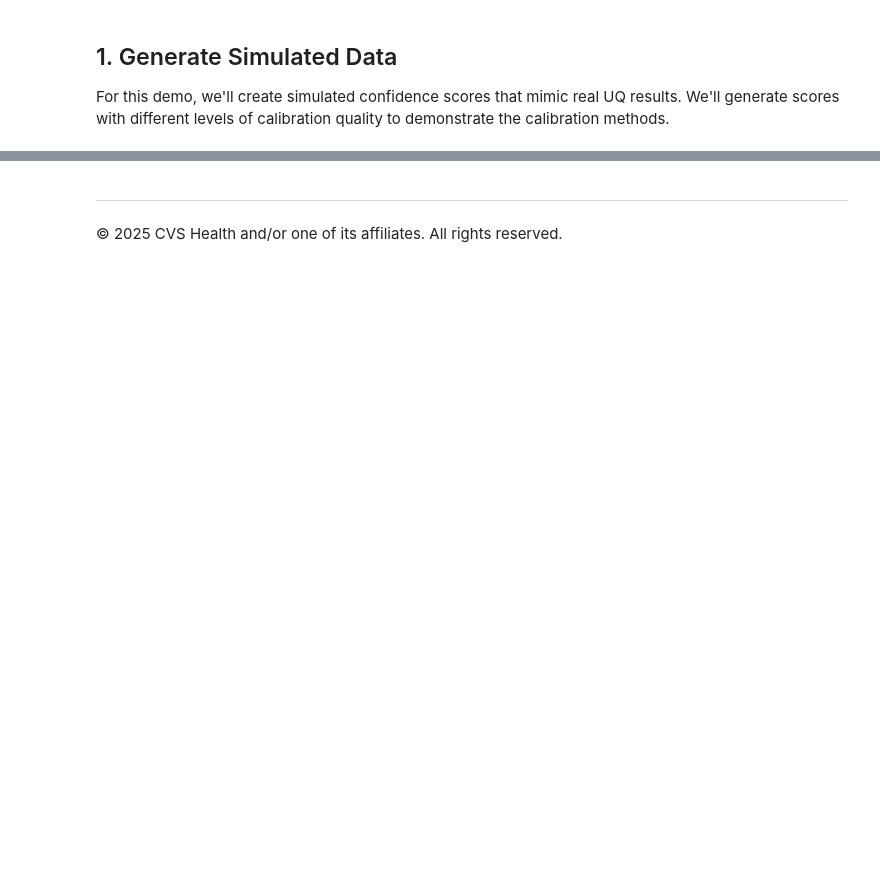
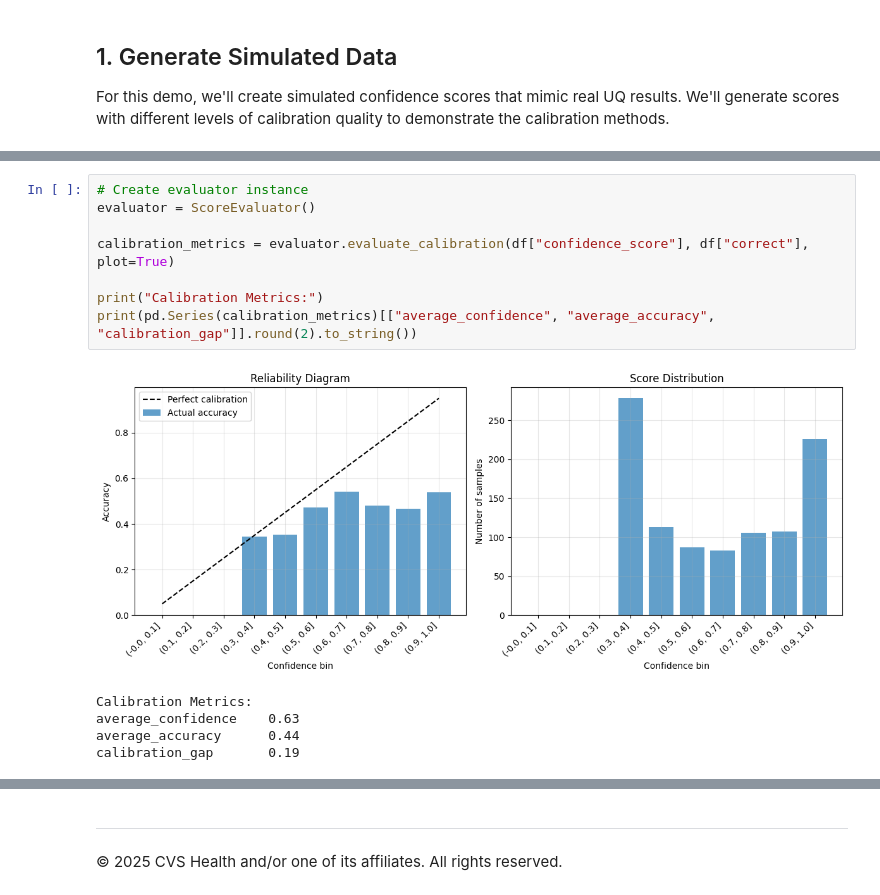
Before and after one commit to jmabry/uqlm, a Jupyter notebook: examples/calibration_demo.ipynb, the cells around one changed output, grey strips where cells are left out. Cells and saved outputs as stored; diff of their text form; blank space fills up the shorter version.

```diff
--- a/examples/calibration_demo.ipynb
+++ b/examples/calibration_demo.ipynb
@@ -122,0 +114,14 @@ Split data: 500 training, 500 testing samples
+# %%
+# Create evaluator instance
+evaluator = ScoreEvaluator()
+
+calibration_metrics = evaluator.evaluate_calibration(df["confidence_score"], df["correct"], plot=True)
+
+print("Calibration Metrics:")
+print(pd.Series(calibration_metrics)[["average_confidence", "average_accuracy", "calibration_gap"]].round(2).to_string())
+# %% [output]
+[figure, added]
+Calibration Metrics:
+average_confidence    0.63
+average_accuracy      0.44
+calibration_gap       0.19
```
Also changed, not shown: parts of 27 cells of this notebook, 3 other files.
